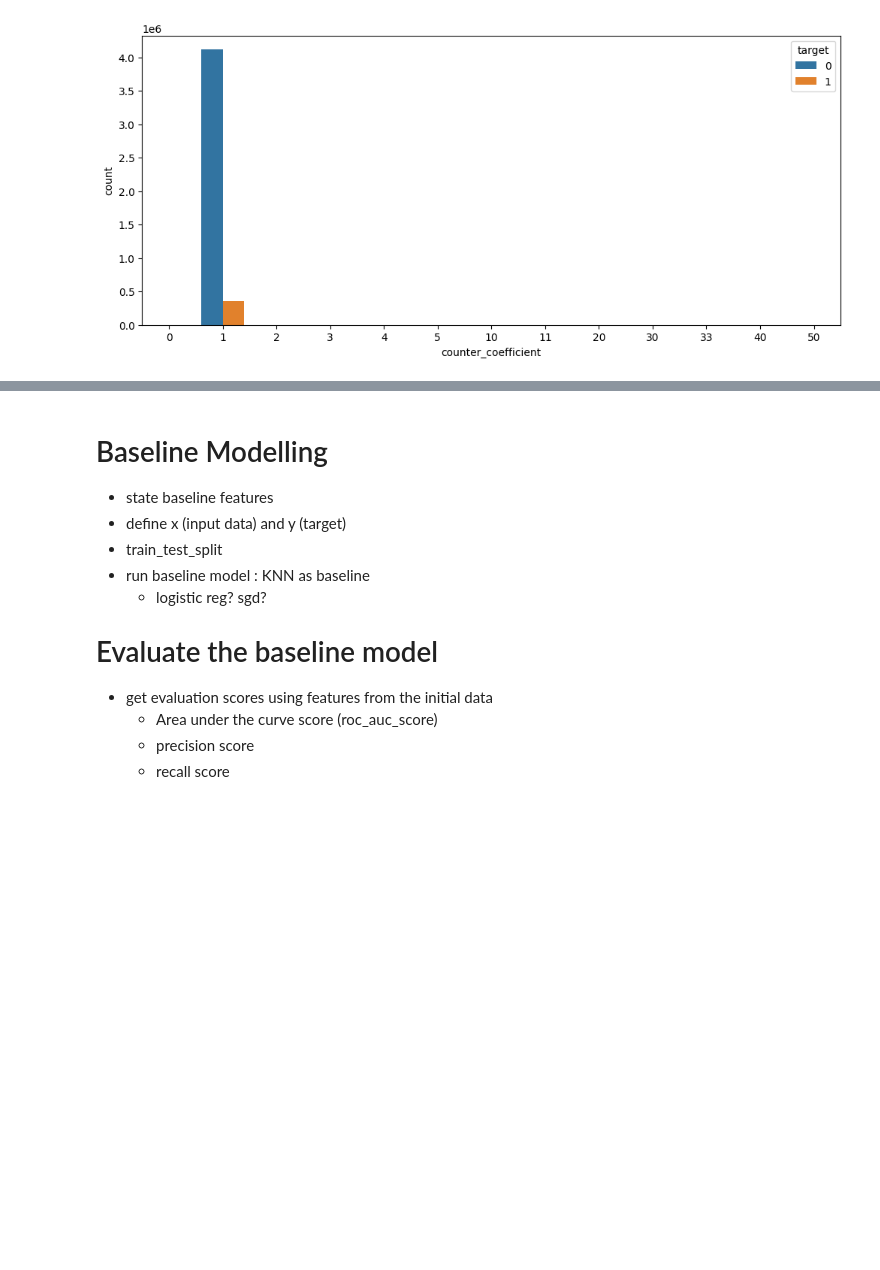
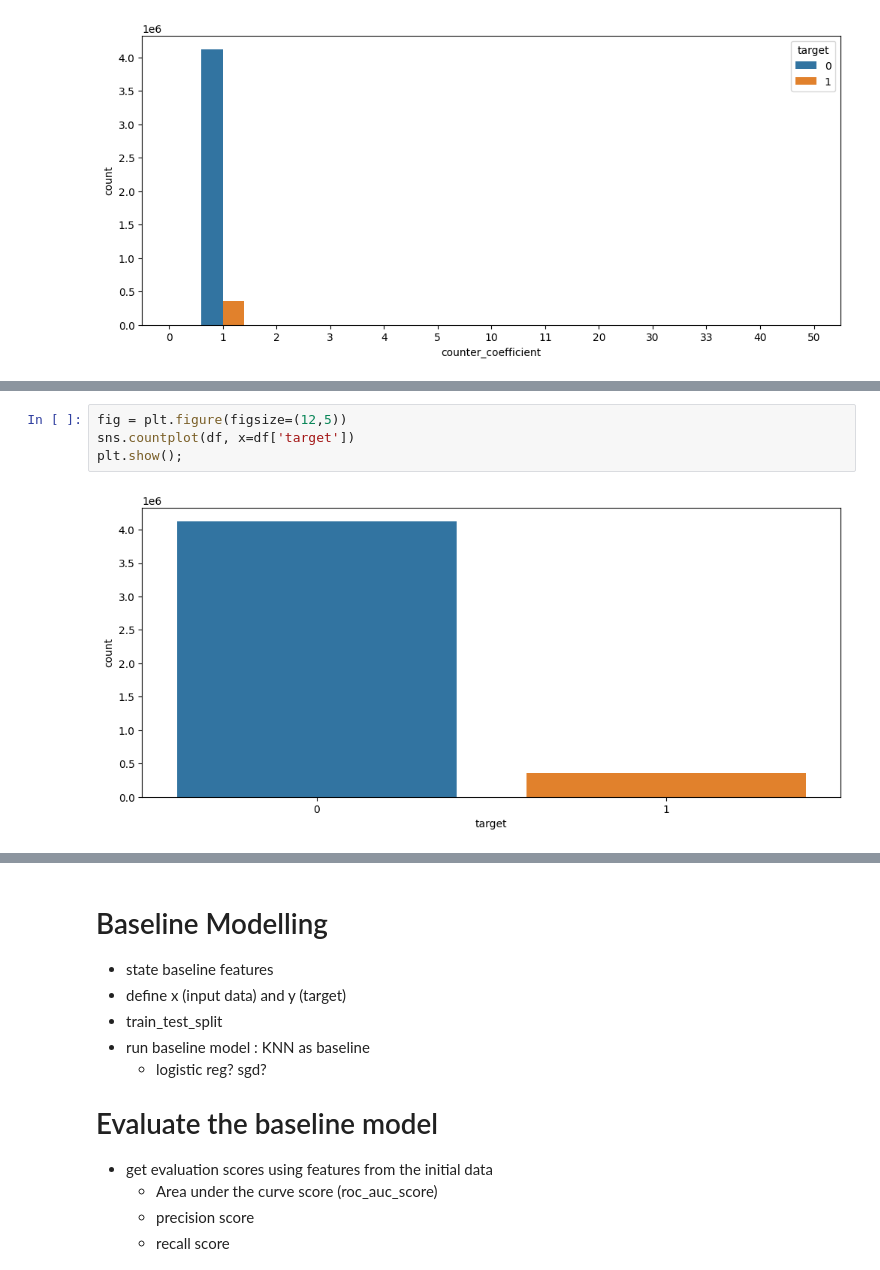
Before and after one commit to Cazta/fraud_detection_electricity_company, a Jupyter notebook: fraud_data_modeling_baseline.ipynb, the cells around one changed output, grey strips where cells are left out. Cells and saved outputs as stored; diff of their text form; blank space fills up the shorter version.

```diff
--- a/fraud_data_modeling_baseline.ipynb
+++ b/fraud_data_modeling_baseline.ipynb
@@ -238,0 +278,6 @@ for i in cat_features:
+# %%
+fig = plt.figure(figsize=(12,5))
+sns.countplot(df, x=df['target'])
+plt.show();
+# %% [output]
+[figure, added]
```
Also changed, not shown: parts of 14 cells of this notebook.
